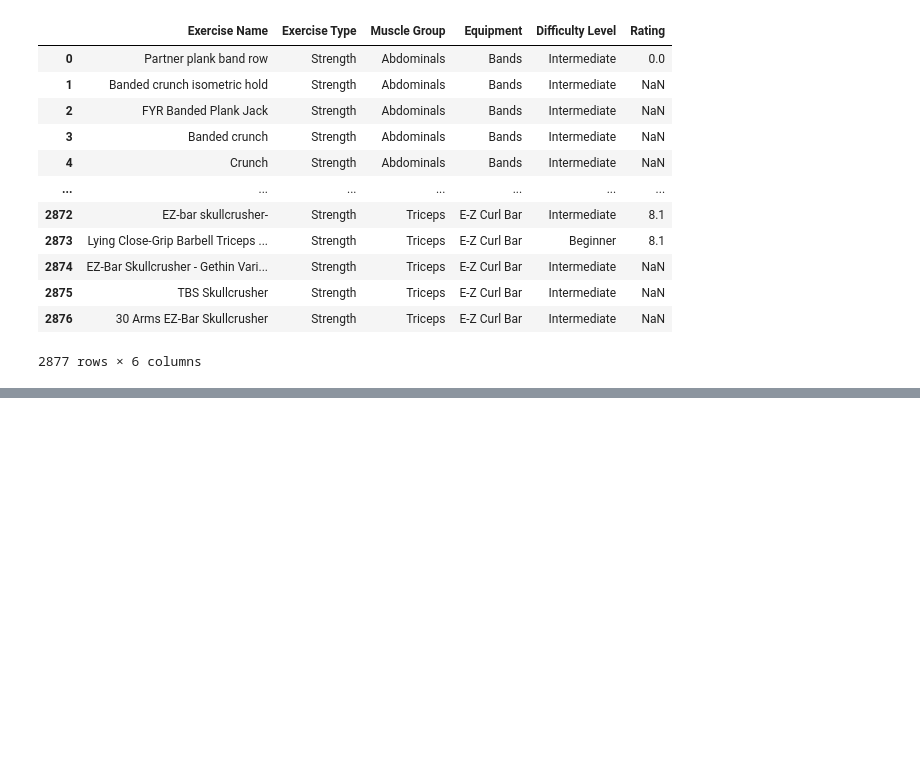
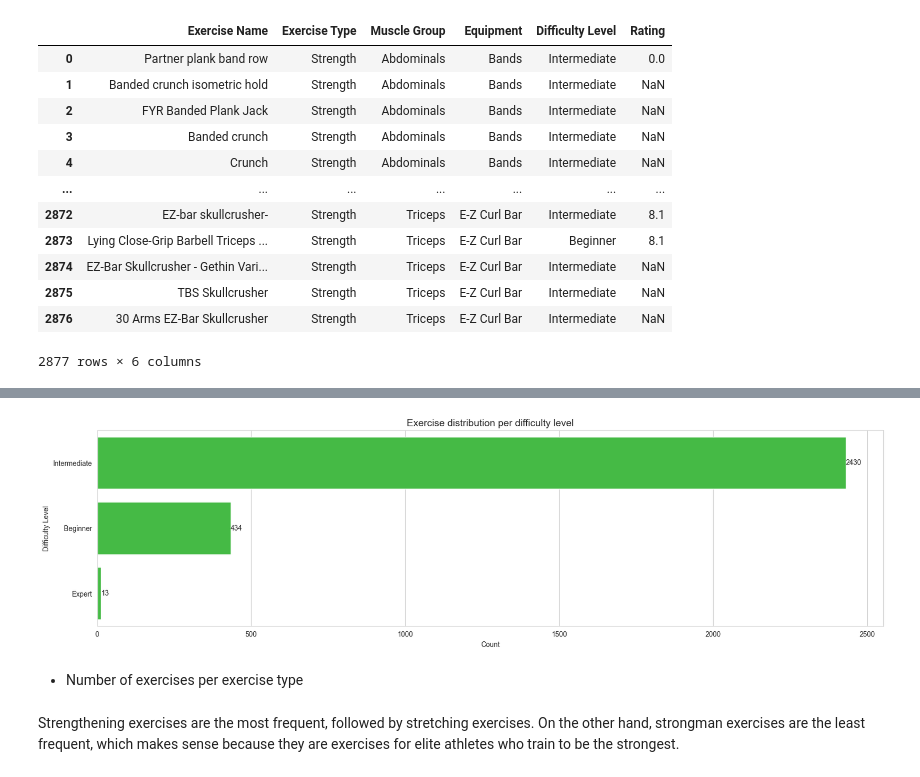
Before and after one commit to herrerovir/Gym-exercises-exploratory-data-analysis, a Jupyter notebook: EDA-gym-exercises.ipynb, the cells around one changed output, grey strips where cells are left out. Cells and saved outputs as stored; diff of their text form; code cells hidden in the pictures; blank space fills up the shorter version.

```diff
--- a/EDA-gym-exercises.ipynb
+++ b/EDA-gym-exercises.ipynb
@@ -213,0 +259,3 @@ gym_exercises_df
+# %%
+amount_exercises_difficulty = gym_exercises_df.groupby(["Difficulty Level"]).count().sort_values(by = "Exercise Name", ascending = False)
+amount_exercises_difficulty
@@ -213,0 +268,15 @@ gym_exercises_df
+# %%
+amount_exercises_difficulty_graph = plt.figure(figsize = (20,5))
+sns.set_style("whitegrid")
+ax = sns.barplot(data = amount_exercises_difficulty, y = "Difficulty Level", x = "Exercise Name", color = "limegreen")
+plt.ylabel("Difficulty Level")
+plt.xlabel("Count")
+plt.title("Exercise distribution per difficulty level", size = 14)
+for i in ax.containers:
+    ax.bar_label(i,)
+# %% [output]
+[figure, added]
+# %% [markdown]
+* Number of exercises per exercise type
+# %% [markdown]
+Strengthening exercises are the most frequent, followed by stretching exercises. On the other hand, strongman exercises are the least frequent, which makes sense because they are exercises for elite athletes who train to be the strongest.
```
Also changed, not shown: parts of 15 cells of this notebook.
